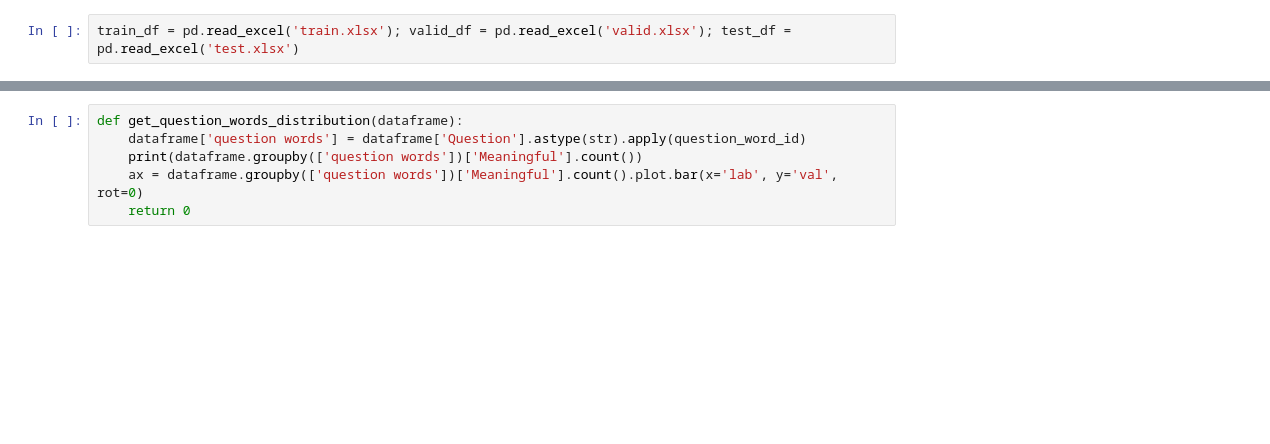
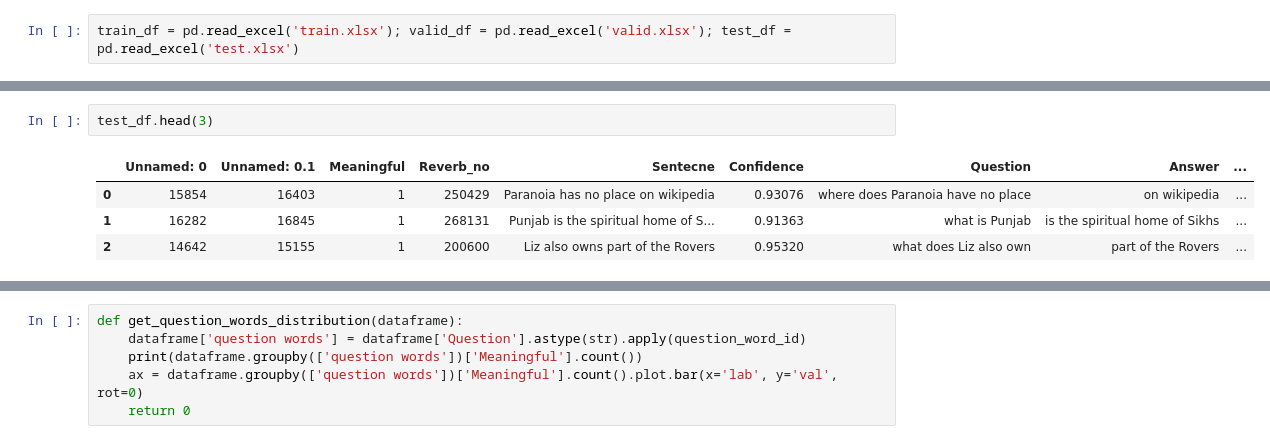
Before and after one commit to somayyehbeh/BERT-QA, a Jupyter notebook: EDA.ipynb, the cells around one changed output, grey strips where cells are left out. Cells and saved outputs as stored; diff of their text form; blank space fills up the shorter version.

Commit message:
adding reverb stats

```diff
--- a/EDA.ipynb
+++ b/EDA.ipynb
@@ -28,0 +26,7 @@ train_df.head()
+# %%
+test_df.head(3)
+# %% [output]
+|  | Unnamed: 0 | Unnamed: 0.1 | Meaningful | Reverb_no | Sentecne | Confidence | Question | Answer | ... |
+| 0 | 15854 | 16403 | 1 | 250429 | Paranoia has no place on wikipedia | 0.93076 | where does Paranoia have no place | on wikipedia | ... |
+| 1 | 16282 | 16845 | 1 | 268131 | Punjab is the spiritual home of S... | 0.91363 | what is Punjab | is the spiritual home of Sikhs | ... |
+| 2 | 14642 | 15155 | 1 | 200600 | Liz also owns part of the Rovers | 0.95320 | what does Liz also own | part of the Rovers | ... |
```
Also changed, not shown: parts of 19 cells of this notebook.
